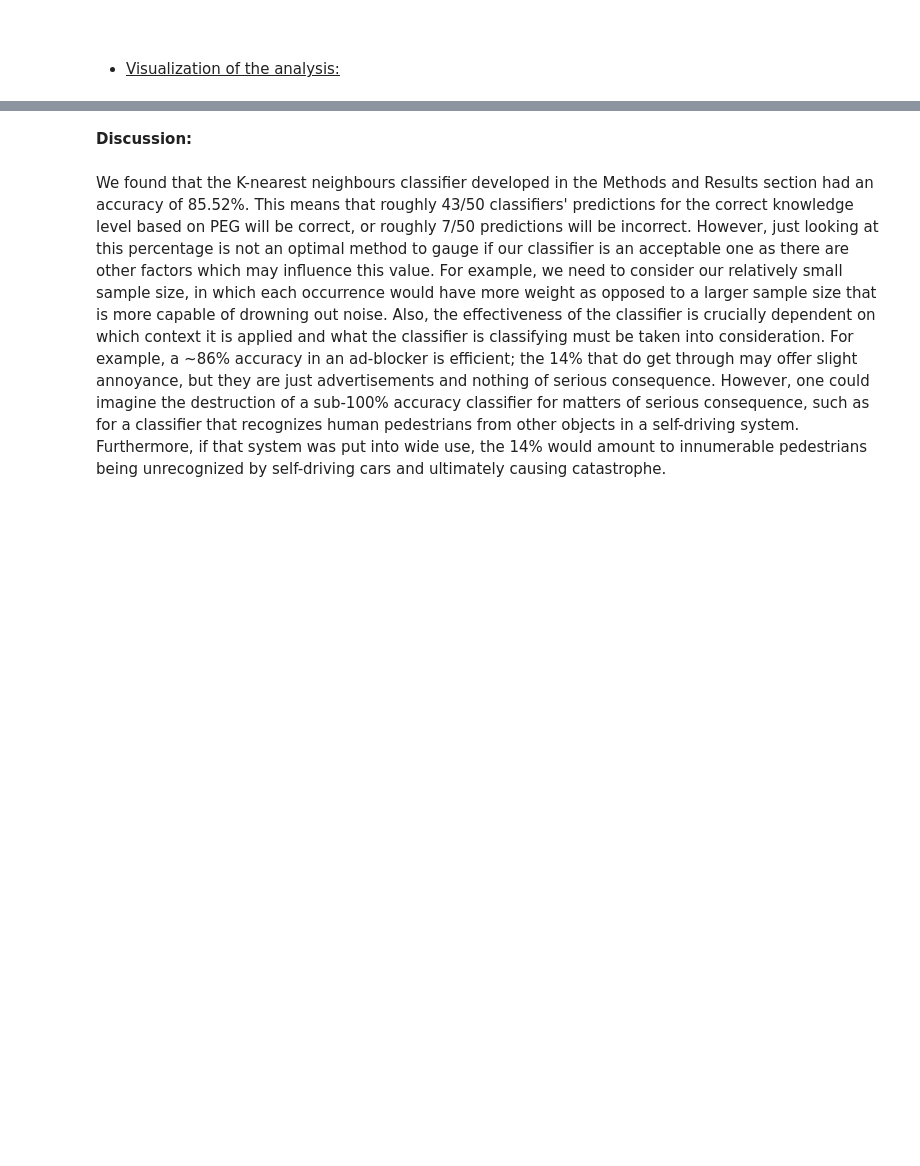
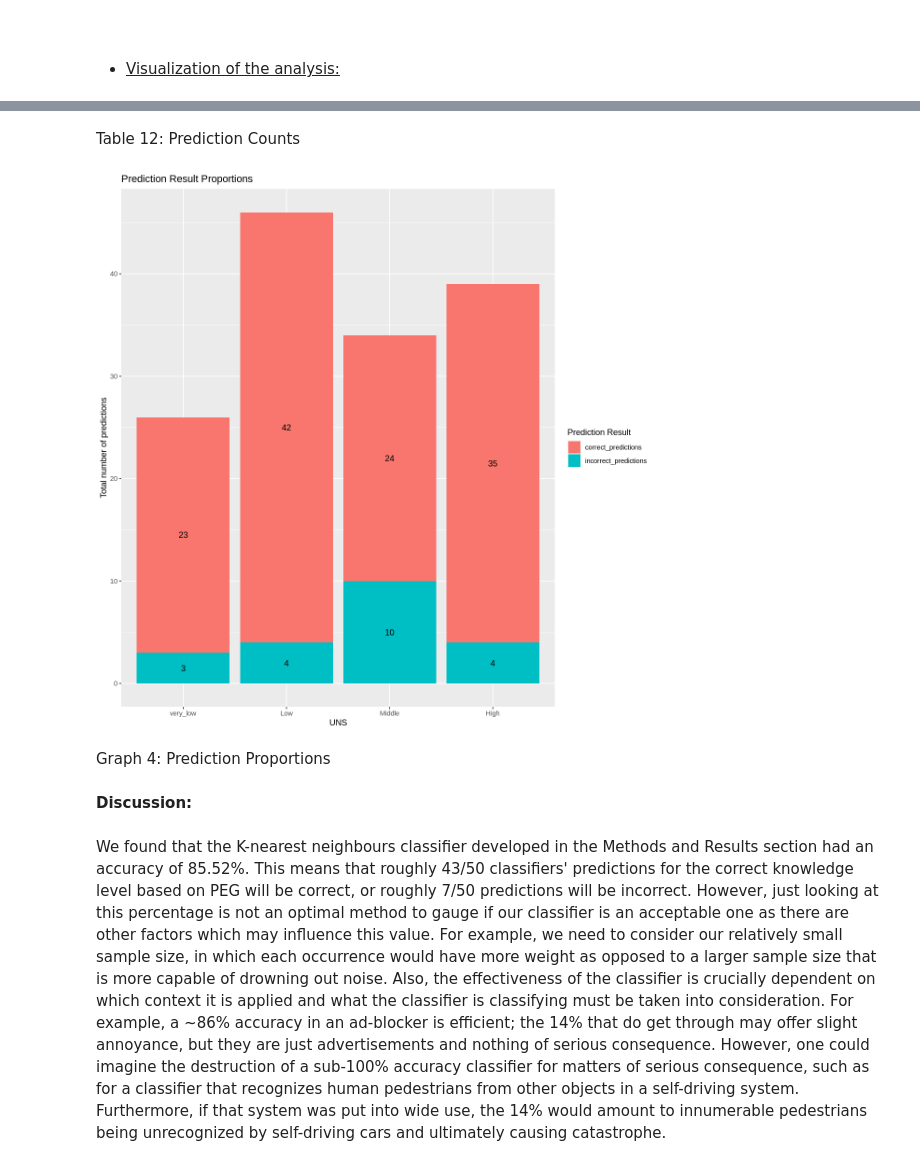
Before and after one commit to pgbenng/DSCI-Group-38-Project, a Jupyter notebook: proposal.ipynb, the cells around one changed output, grey strips where cells are left out. Cells and saved outputs as stored; diff of their text form; code cells hidden in the pictures; blank space fills up the shorter version.

Commit message:
table and graph names

```diff
--- a/proposal.ipynb
+++ b/proposal.ipynb
@@ -435,3 +482,18 @@ results_graph
+# %% [markdown]
+Table 12: Prediction Counts
+# %%
+options(repr.plot.width = 10, repr.plot.height = 10) # increases size of graph for ease of readability.
+
+results_graph <- ggplot(prediction_stats1, aes(x = UNS, y = total_predictions, fill = predict_result)) +
+    geom_bar(stat = "identity", position = "stack") +
+    labs(y = "Total number of predictions", fill = "Prediction Result", title="Prediction Result Proportions") +
+    geom_text(aes(label = total_predictions), position = position_stack(vjust = 0.5))
+
+results_graph
+# %% [output]
+[figure, added]
+# %% [markdown]
+Graph 4: Prediction Proportions
 # %% [markdown]
 <b> Discussion:
 # %% [markdown]
```
Also changed, not shown: parts of 26 cells of this notebook.
